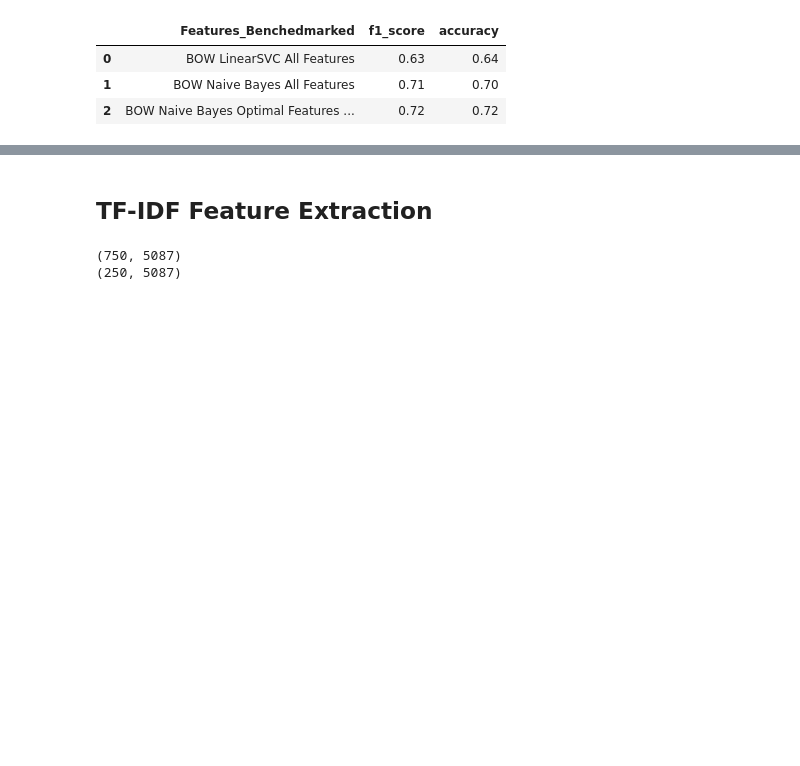
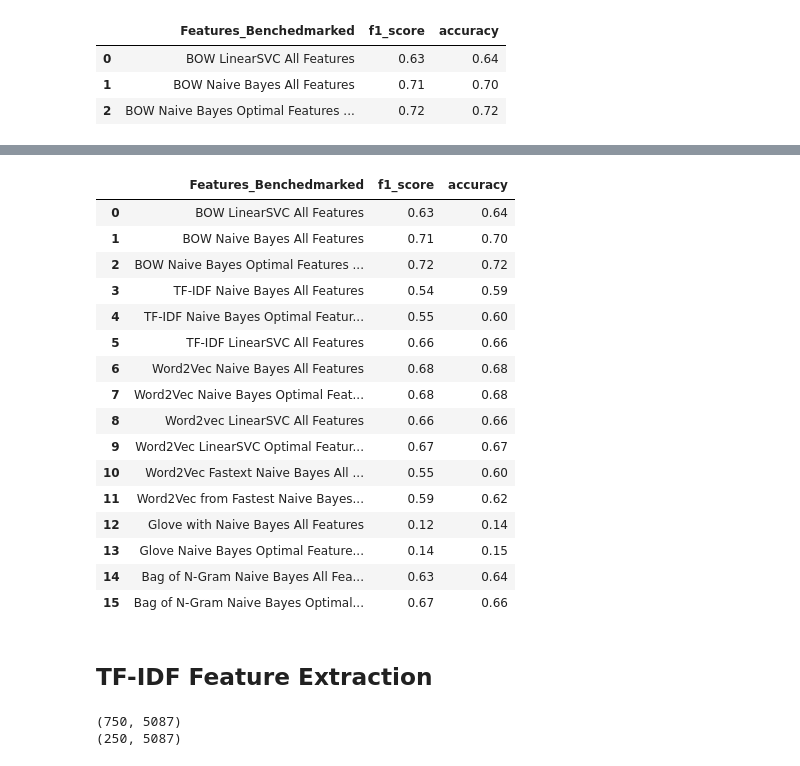
Before and after one commit to CSML1010-3-2020/NLPCourseProject, a Jupyter notebook: CSML1010_Group3_Course_Project_Feature_Engineering_Selection.ipynb, the cells around one changed output, grey strips where cells are left out. Cells and saved outputs as stored; diff of their text form; code cells hidden in the pictures; blank space fills up the shorter version.

```diff
--- a/CSML1010_Group3_Course_Project_Feature_Engineering_Selection.ipynb
+++ b/CSML1010_Group3_Course_Project_Feature_Engineering_Selection.ipynb
@@ -577,0 +659,8 @@ df_benchmarks
+# %%
+Opt_no_of_feat = int(acc_df.sort_values(by='f1_score', ascending=False).iloc[0]['num_of_features'])
+Opt_no_of_feat
+a = Opt_no_of_feat - 50
+b = Opt_no_of_feat + 50
+c = 1
+print(a, b, c)
+acc_df.sort_values(by='f1_score', ascending=False).head(5)
@@ -577,0 +677,7 @@ df_benchmarks
+# %%
+rows = []
+for i in range(a, b, c): # range(a, b, c) will count from a to b by intervals of c.
+    cm_i, pred_i, f1_i, report_i, accuracy_i = SelectBestModelFeatures_Chi(model_nb_bong, i, X_train_bong, y_train, X_test_bong, y_test)
+    rows.append([i, f1_i, accuracy_i])
+
+acc_df = pd.DataFrame(rows, columns=["num_of_features", "f1_score", "accuracy"])
@@ -577,0 +700,3 @@ df_benchmarks
+# %%
+Opt_no_of_feat = int(acc_df.sort_values(by='f1_score', ascending=False).iloc[0]['num_of_features'])
+Opt_no_of_feat
@@ -577,0 +705,3 @@ df_benchmarks
+# %%
+model_nb_bong_opt = MultinomialNB()
+cm_optimal, pred_opt, f1_opt, report_opt, accuracy_opt = SelectBestModelFeatures_Chi(model_nb_bong_opt, Opt_no_of_feat, X_train_bong, y_train, X_test_bong, y_test)
@@ -578,3 +731,26 @@ df_benchmarks
+# %%
+# Save benchmark output
+rows_benchmarks.append(["Bag of N-Gram Naive Bayes Optimal Features Selected: 960", f1_opt, accuracy_opt])
+df_benchmarks = pd.DataFrame(rows_benchmarks, columns=["Features_Benchedmarked", "f1_score", "accuracy"])
+df_benchmarks
+# %% [output]
+|  | Features_Benchedmarked | f1_score | accuracy |
+| 0 | BOW LinearSVC All Features | 0.63 | 0.64 |
+| 1 | BOW Naive Bayes All Features | 0.71 | 0.70 |
+| 2 | BOW Naive Bayes Optimal Features ... | 0.72 | 0.72 |
+| 3 | TF-IDF Naive Bayes All Features | 0.54 | 0.59 |
+| 4 | TF-IDF Naive Bayes Optimal Featur... | 0.55 | 0.60 |
+| 5 | TF-IDF LinearSVC All Features | 0.66 | 0.66 |
+| 6 | Word2Vec Naive Bayes All Features | 0.68 | 0.68 |
+| 7 | Word2Vec Naive Bayes Optimal Feat... | 0.68 | 0.68 |
+| 8 | Word2vec LinearSVC All Features | 0.66 | 0.66 |
+| 9 | Word2Vec LinearSVC Optimal Featur... | 0.67 | 0.67 |
+| 10 | Word2Vec Fastext Naive Bayes All ... | 0.55 | 0.60 |
+| 11 | Word2Vec from Fastest Naive Bayes... | 0.59 | 0.62 |
+| 12 | Glove with Naive Bayes All Features | 0.12 | 0.14 |
+| 13 | Glove Naive Bayes Optimal Feature... | 0.14 | 0.15 |
+| 14 | Bag of N-Gram Naive Bayes All Fea... | 0.63 | 0.64 |
+| 15 | Bag of N-Gram Naive Bayes Optimal... | 0.67 | 0.66 |
 # %% [markdown]
 ## TF-IDF Feature Extraction
 # %%
```
Also changed, not shown: parts of 64 cells of this notebook.
